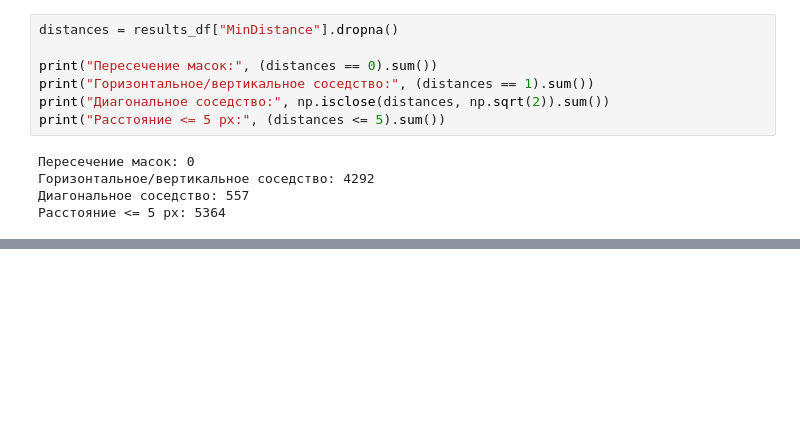
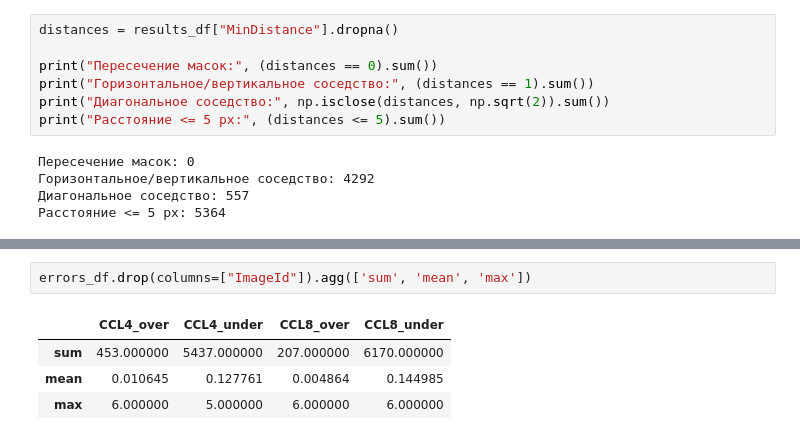
Before and after one commit to Klimentij-Kvl/ship-detection, a Jupyter notebook: notebooks/eda_instance_geometry.ipynb, the cells around one changed output, grey strips where cells are left out. Cells and saved outputs as stored; diff of their text form; blank space fills up the shorter version.

Commit message:
Analyzed CCL undersegmentation and oversegmentation.

```diff
--- a/notebooks/eda_instance_geometry.ipynb
+++ b/notebooks/eda_instance_geometry.ipynb
@@ -352,0 +516,7 @@ print("Расстояние <= 5 px:", (distances <= 5).sum())
+# %%
+errors_df.drop(columns=["ImageId"]).agg(['sum', 'mean', 'max'])
+# %% [output]
+|  | CCL4_over | CCL4_under | CCL8_over | CCL8_under |
+| sum | 453.000000 | 5437.000000 | 207.000000 | 6170.000000 |
+| mean | 0.010645 | 0.127761 | 0.004864 | 0.144985 |
+| max | 6.000000 | 5.000000 | 6.000000 | 6.000000 |
```
Also changed, not shown: parts of 8 cells of this notebook.
